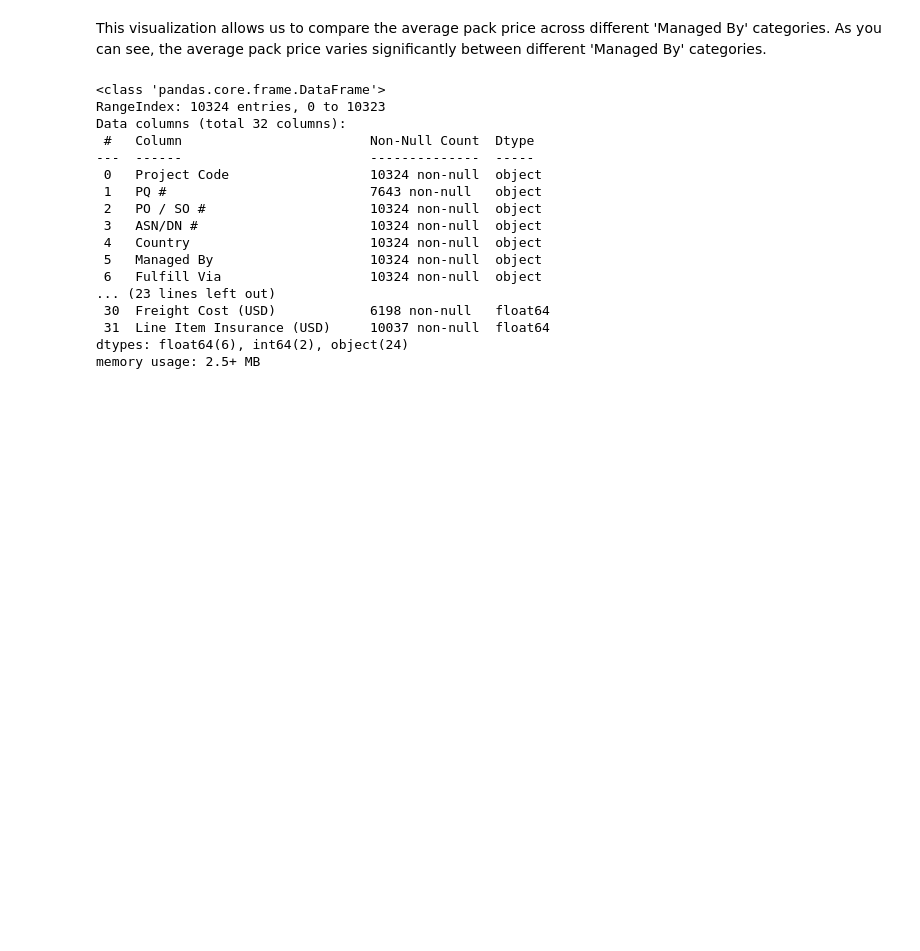
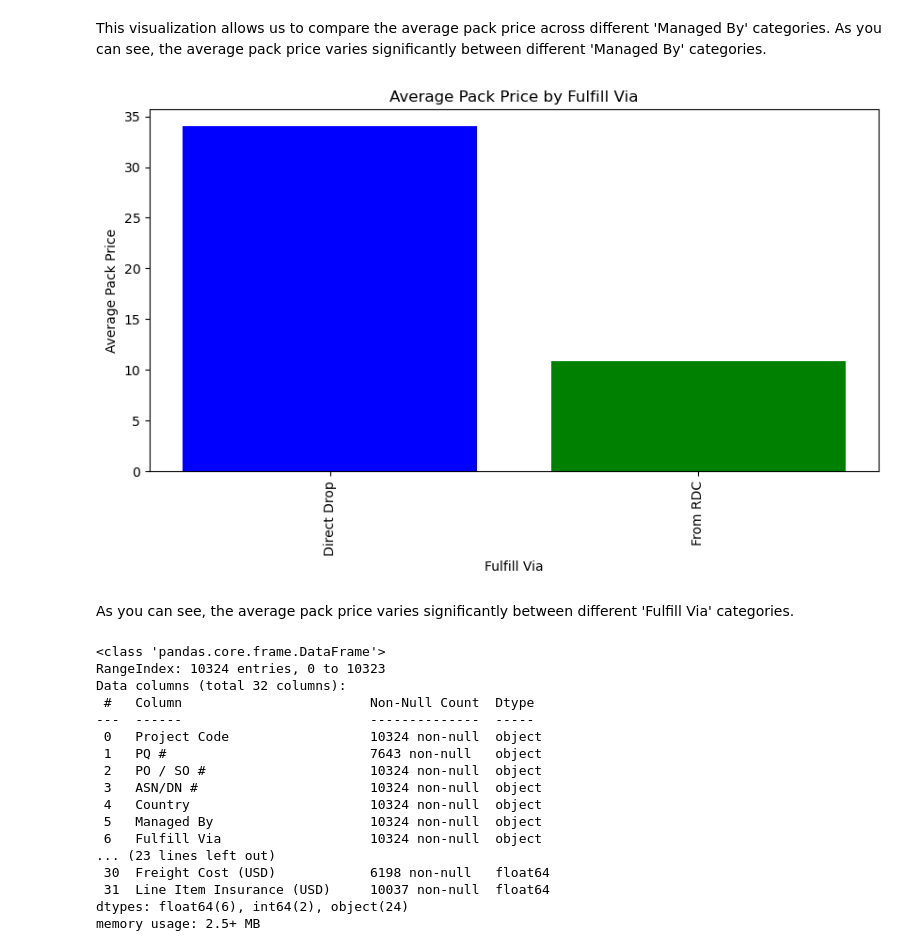
Before and after one commit to Deepak10010/Supply-Chain-Management-Systems, a Jupyter notebook: SCMS.ipynb, the cells around one changed output. Drawn from its saved outputs; the diff is of its cells as text; code cells hidden in the pictures; blank space fills up the shorter version.

```diff
--- a/SCMS.ipynb
+++ b/SCMS.ipynb
@@ -175,6 +175,24 @@ plt.show()
 [figure]
 # %% [markdown]
 This visualization allows us to compare the average pack price across different 'Managed By' categories. As you can see, the average pack price varies significantly between different 'Managed By' categories.
+# %%
+# Select top 10 'Fulfill Via' by number of shipments for clearer visualization
+top_fulfill_via = df['Fulfill Via'].value_counts().index[:10]
+df_top_fulfill_via = df[df['Fulfill Via'].isin(top_fulfill_via)]
+
+average_pack_price_fulfill_via = df_top_fulfill_via.groupby('Fulfill Via')['Pack Price'].mean()
+
+plt.figure(figsize=(10,5))
+plt.bar(average_pack_price_fulfill_via.index, average_pack_price_fulfill_via.values, color=colors)
+plt.xlabel('Fulfill Via')
+plt.ylabel('Average Pack Price')
+plt.title('Average Pack Price by Fulfill Via')
+plt.xticks(rotation=90)
+plt.show()
+# %% [output]
+[figure, added]
+# %% [markdown]
+ As you can see, the average pack price varies significantly between different 'Fulfill Via' categories.
 # %%
 df.info()
 # %% [output]
```
